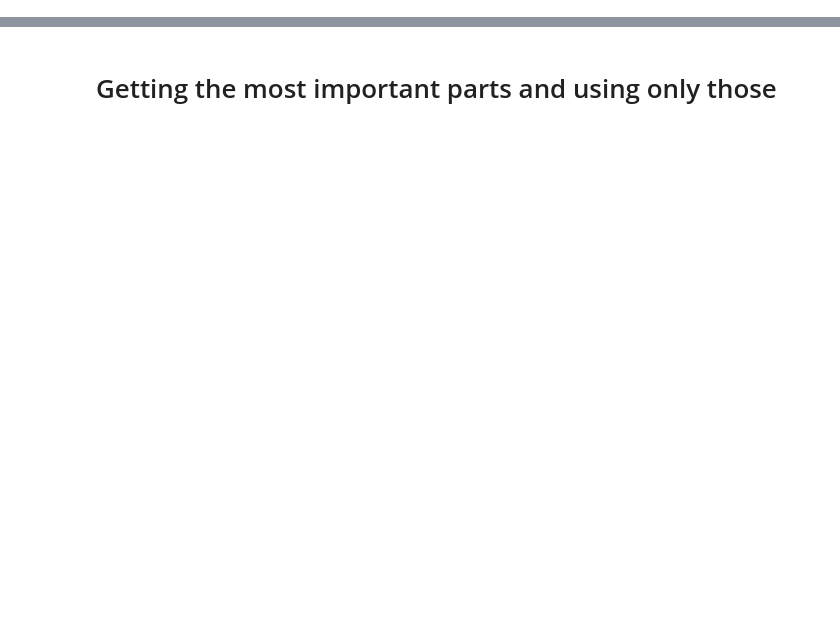
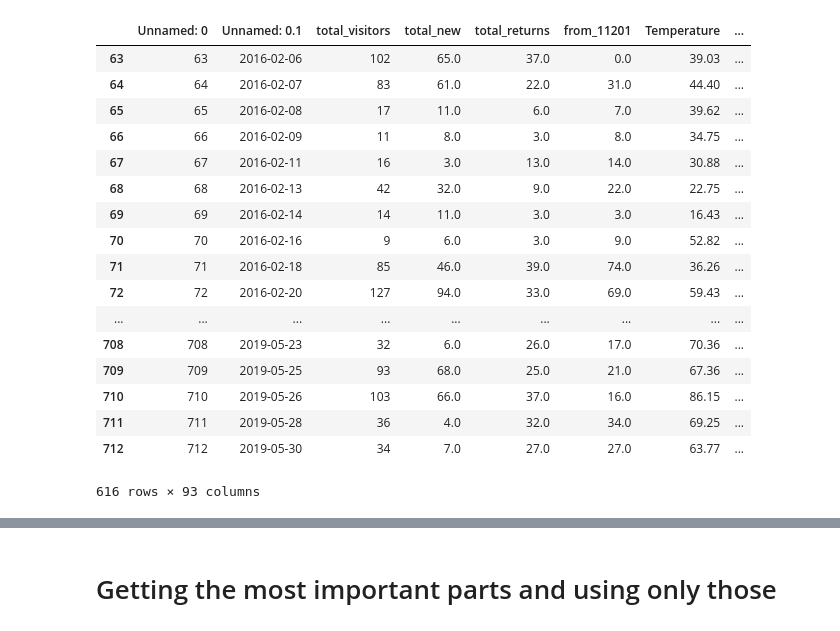
Before and after one commit to Shadhopson/Week1, a Jupyter notebook: Untitled Folder/prediction_accuracy.ipynb, the cells around one changed output, grey strips where cells are left out. Drawn from its saved outputs; the diff is of its cells as text; code cells hidden in the pictures; blank space fills up the shorter version.

```diff
--- a/Untitled Folder/prediction_accuracy.ipynb
+++ b/Untitled Folder/prediction_accuracy.ipynb
@@ -5,4 +5,25 @@ summed_by_date = pd.read_csv('../Data_And_Data_Creation/expanded_dummied_welcome
 from sklearn import feature_selection
 # %%
 summed_by_date = summed_by_date.dropna()
+# %%
+summed_by_date
+# %% [output]
+|  | Unnamed: 0 | Unnamed: 0.1 | total_visitors | total_new | total_returns | from_11201 | Temperature | ... |
+| 63 | 63 | 2016-02-06 | 102 | 65.0 | 37.0 | 0.0 | 39.03 | ... |
+| 64 | 64 | 2016-02-07 | 83 | 61.0 | 22.0 | 31.0 | 44.40 | ... |
+| 65 | 65 | 2016-02-08 | 17 | 11.0 | 6.0 | 7.0 | 39.62 | ... |
+| 66 | 66 | 2016-02-09 | 11 | 8.0 | 3.0 | 8.0 | 34.75 | ... |
+| 67 | 67 | 2016-02-11 | 16 | 3.0 | 13.0 | 14.0 | 30.88 | ... |
+| 68 | 68 | 2016-02-13 | 42 | 32.0 | 9.0 | 22.0 | 22.75 | ... |
+| 69 | 69 | 2016-02-14 | 14 | 11.0 | 3.0 | 3.0 | 16.43 | ... |
+| 70 | 70 | 2016-02-16 | 9 | 6.0 | 3.0 | 9.0 | 52.82 | ... |
+| 71 | 71 | 2016-02-18 | 85 | 46.0 | 39.0 | 74.0 | 36.26 | ... |
+| 72 | 72 | 2016-02-20 | 127 | 94.0 | 33.0 | 69.0 | 59.43 | ... |
+| ... | ... | ... | ... | ... | ... | ... | ... | ... |
+| 708 | 708 | 2019-05-23 | 32 | 6.0 | 26.0 | 17.0 | 70.36 | ... |
+| 709 | 709 | 2019-05-25 | 93 | 68.0 | 25.0 | 21.0 | 67.36 | ... |
+| 710 | 710 | 2019-05-26 | 103 | 66.0 | 37.0 | 16.0 | 86.15 | ... |
+| 711 | 711 | 2019-05-28 | 36 | 4.0 | 32.0 | 34.0 | 69.25 | ... |
+| 712 | 712 | 2019-05-30 | 34 | 7.0 | 27.0 | 27.0 | 63.77 | ... |
+616 rows × 93 columns
 # %%
```
Also changed, not shown: parts of 12 cells of this notebook.
